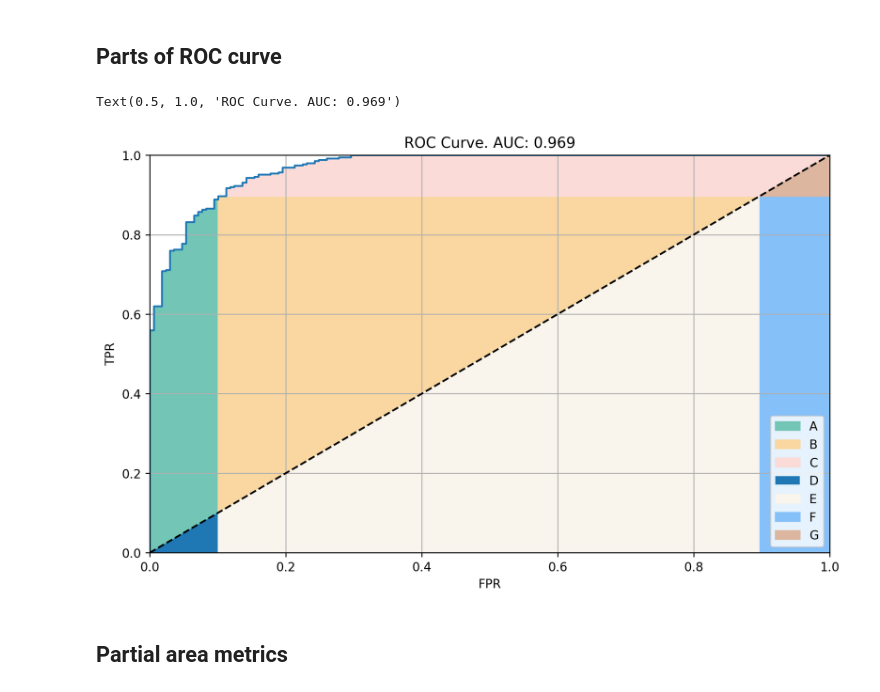
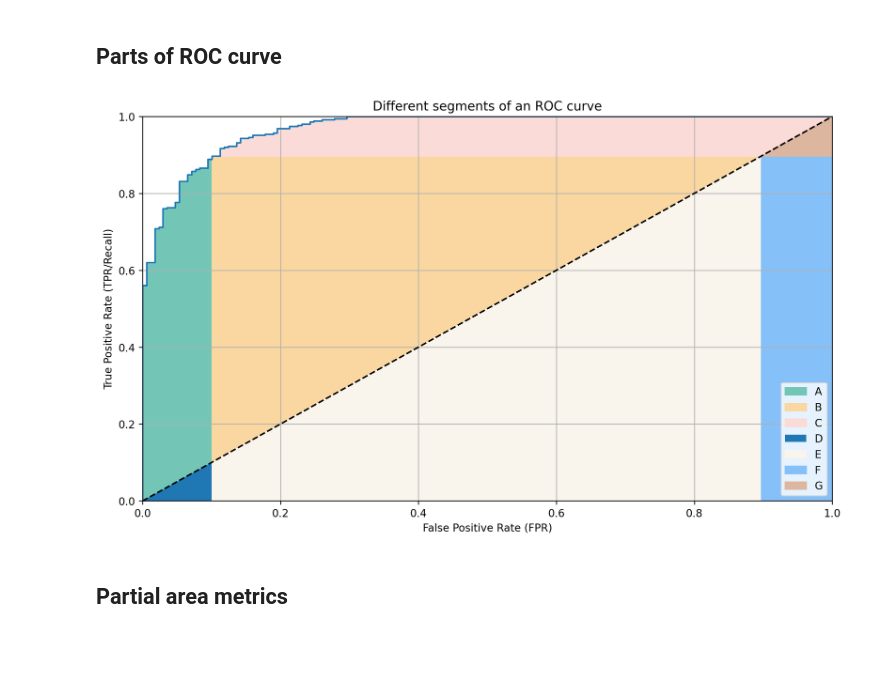
Before and after one commit to groverpr/Machine-Learning, a Jupyter notebook: notebooks/11_Applications_of_different_parts_of_an_ROC_curve.ipynb, the cells around one changed output. Drawn from its saved outputs; the diff is of its cells as text; code cells hidden in the pictures; blank space fills up the shorter version.

```diff
--- a/notebooks/11_Applications_of_different_parts_of_an_ROC_curve.ipynb
+++ b/notebooks/11_Applications_of_different_parts_of_an_ROC_curve.ipynb
@@ -171,26 +171,28 @@ idx+=1
 # %%
 fig, ax = plt.subplots(1, 1, figsize=(10,6))
 
 ax.plot(fpr, tpr)
 ax.plot([0,1], [0,1], linestyle='--', color='k')
 ax.fill_between(fpr[:idx], tpr[:idx], color='#73C6B6', label="A")
 ax.fill_between(fpr[idx:], [tpr[idx]]*len(fpr[idx:]), color='#FAD7A0', label="B")
 ax.fill_between(fpr[idx:], tpr[idx:], [tpr[idx]]*len(fpr[idx:]), color='#FADBD8', label="C")
 ax.fill_between([0,fpr[idx]], [0,fpr[idx]], label="D")
 ax.fill_between([fpr[idx], tpr[idx]], [fpr[idx], tpr[idx]], color='#F9F4EC', label='E')
 ax.fill_between(tpr[idx:], [tpr[idx]]*len(fpr[idx:]), color='#85C0F9', label="F")
 ax.fill_between(tpr[idx:], tpr[idx:], [tpr[idx]]*len(fpr[idx:]), color='#DCB69F', label="G")
 
 ax.grid()
 ax.legend(loc='lower right')
 ax.set_xlim(0,1)
 ax.set_ylim(0,1)
-ax.set_xlabel('FPR')
-ax.set_ylabel('TPR')
-ax.set_title(f'ROC Curve. AUC: {auc(fpr, tpr):0.3f}')
+ax.set_xlabel('False Positive Rate (FPR)')
+ax.set_ylabel('True Positive Rate (TPR/Recall)')
+ax.set_title('Different segments of an ROC curve')
+# ax.set_title(f'ROC Curve. AUC: {auc(fpr, tpr):0.3f}')
+plt.tight_layout()
+fig.savefig('../images/roc_segments.png', format='png', dpi=1200)
 # %% [output]
-Text(0.5, 1.0, 'ROC Curve. AUC: 0.969')
-[figure, old version]
+[figure, new version]
 # %% [markdown]
 ## Partial area metrics
 # %% [markdown]
```
Also changed, not shown: parts of 15 cells of this notebook, 1 other file.
